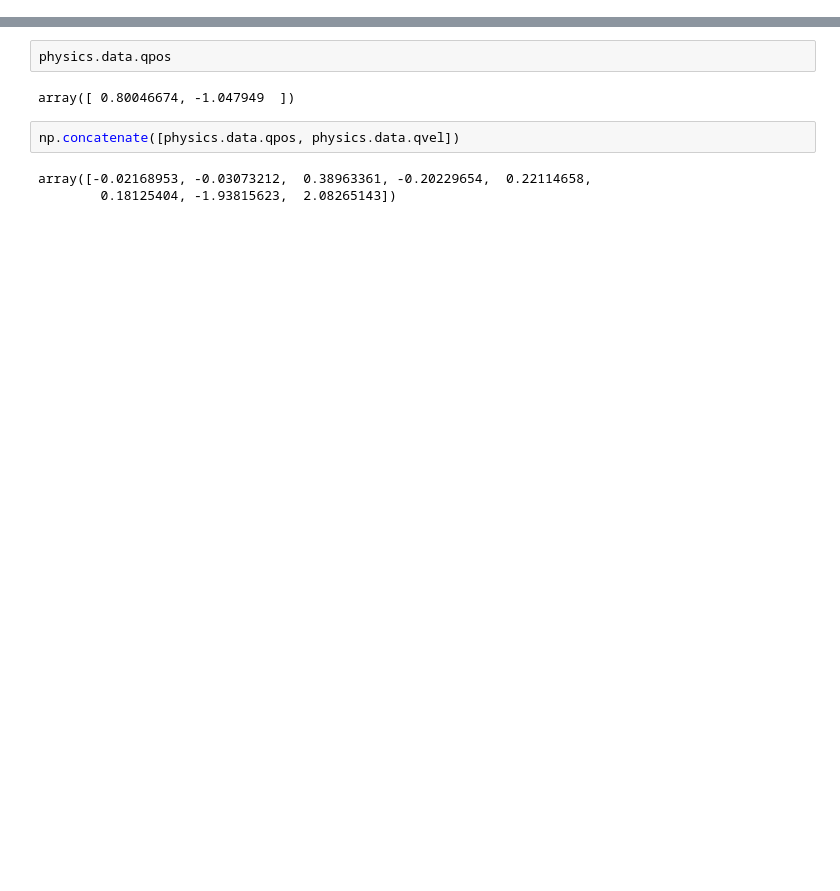
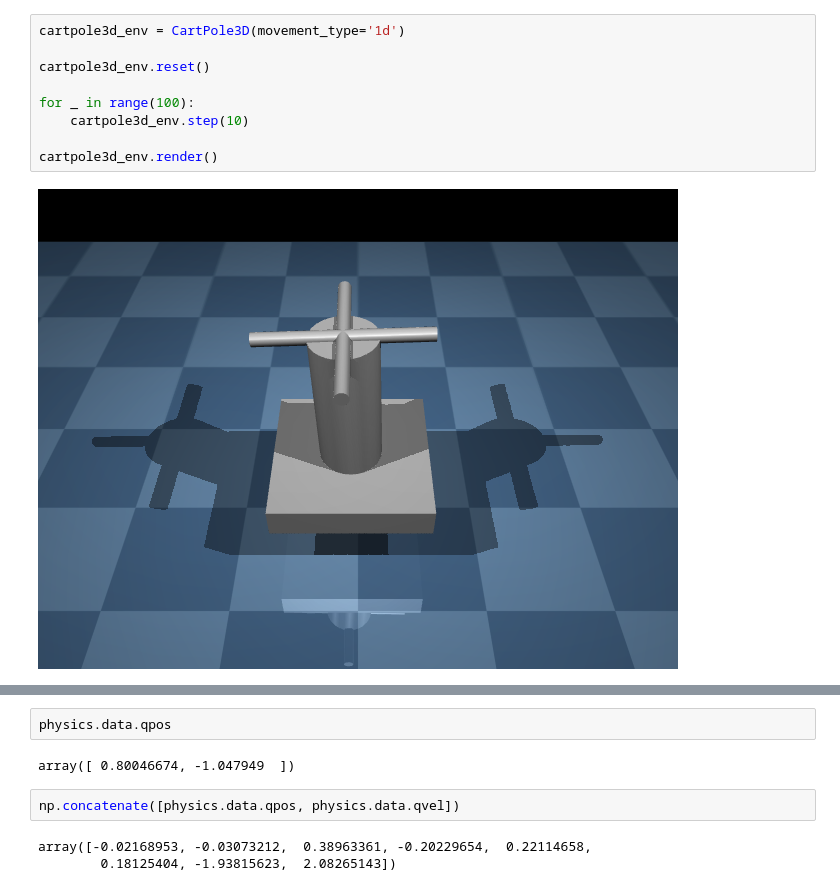
Before and after one commit to brn-dev/swarm-bots, a Jupyter notebook: cartpole/cartpole.ipynb, the cells around one changed output, grey strips where cells are left out. Saved outputs shown, nothing was run; the diff lists cells and outputs as text; blank space fills up the shorter version.

```diff
--- a/cartpole/cartpole.ipynb
+++ b/cartpole/cartpole.ipynb
@@ -185,0 +30,11 @@ KeyboardInterrupt:
+# %%
+cartpole3d_env = CartPole3D(movement_type='1d')
+
+cartpole3d_env.reset()
+
+for _ in range(100):
+    cartpole3d_env.step(10)
+
+cartpole3d_env.render()
+# %% [output]
+[figure, added]
```
Also changed, not shown: parts of 7 cells of this notebook, 3 other files.
